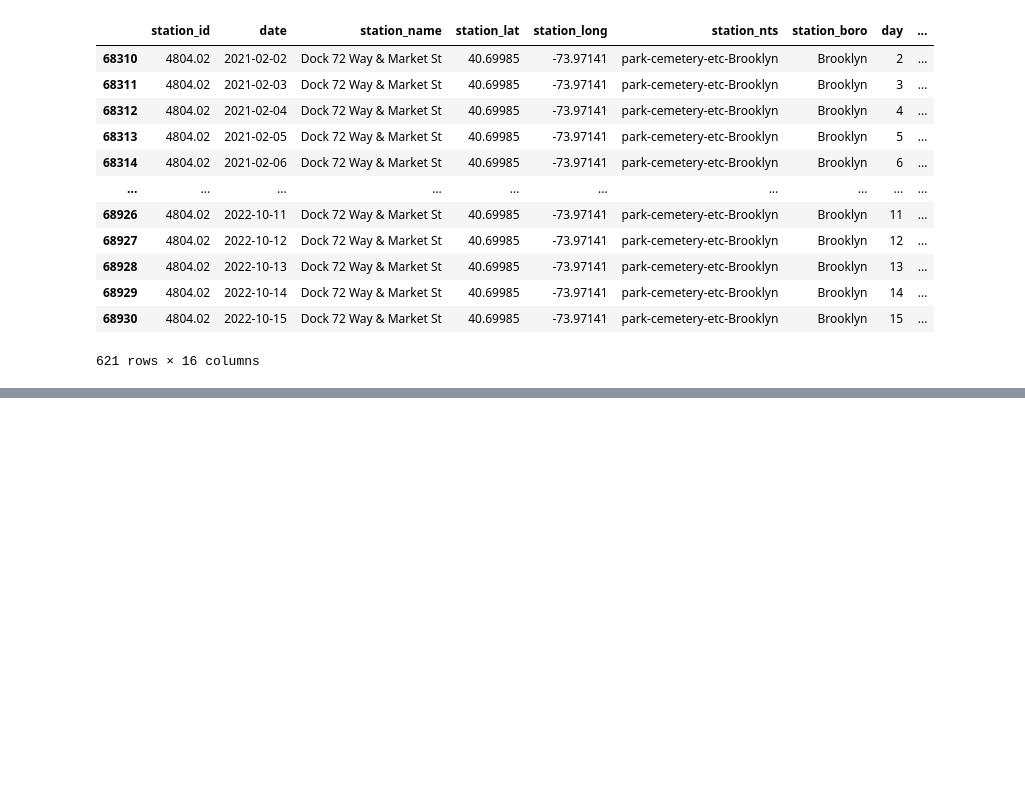
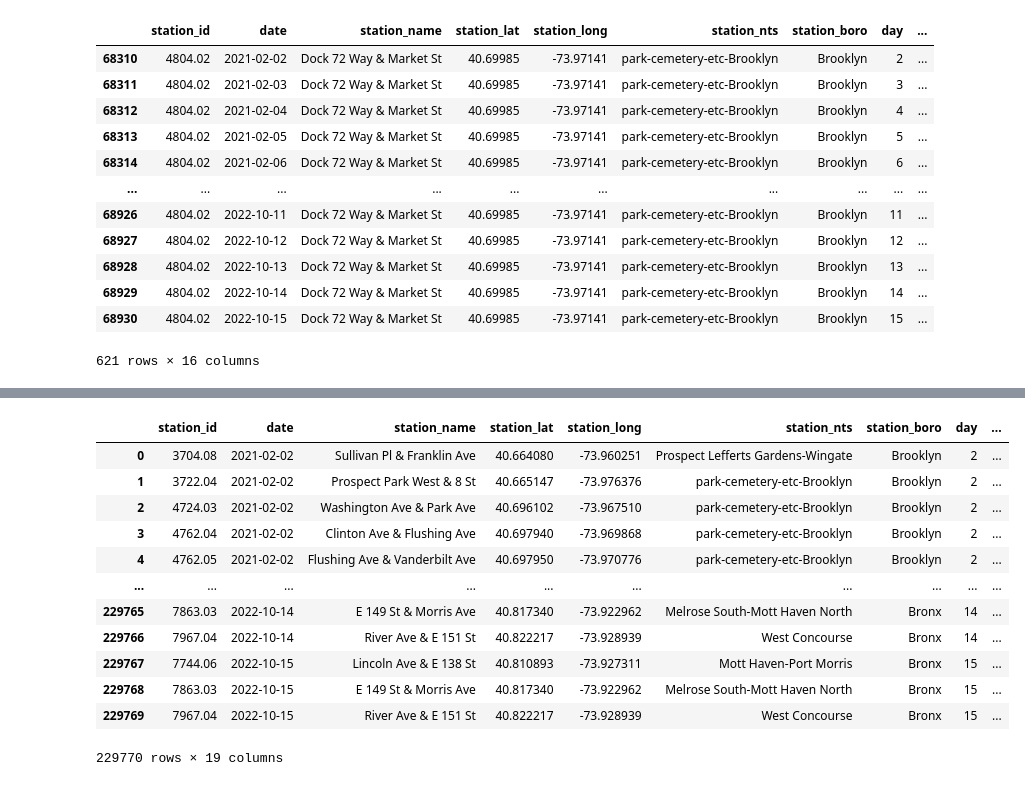
Before and after one commit to skwolvie/DATA270_spring23_grp2, a Jupyter notebook: data collection/get_citibikedata.ipynb, the cells around one changed output, grey strips where cells are left out. Saved outputs shown, nothing was run; the diff lists cells and outputs as text; code cells hidden in the pictures; blank space fills up the shorter version.

```diff
--- a/data collection/get_citibikedata.ipynb
+++ b/data collection/get_citibikedata.ipynb
@@ -3433,0 +3563,27 @@ r[r['station_id']==4804.02]
+# %%
+keep_cols = ['station_boro', 'date', 'target_ridecount_outflow']
+
+# Create a new DataFrame with only the columns to keep
+bdf = df[keep_cols].copy()
+
+# Group the data by start_station_id and start_day, then count the number of rides
+brcT = bdf.groupby(['station_boro', 'date'])['target_ridecount_outflow'].sum().reset_index(name='boro_rco_T')
+
+# Merge the ride_counts DataFrame back into the original DataFrame
+df = pd.merge(df, brcT, on=['station_boro', 'date'])
+
+df
+# %% [output]
+|  | station_id | date | station_name | station_lat | station_long | station_nts | station_boro | day | ... |
+| 0 | 3704.08 | 2021-02-02 | Sullivan Pl & Franklin Ave | 40.664080 | -73.960251 | Prospect Lefferts Gardens-Wingate | Brooklyn | 2 | ... |
+| 1 | 3722.04 | 2021-02-02 | Prospect Park West & 8 St | 40.665147 | -73.976376 | park-cemetery-etc-Brooklyn | Brooklyn | 2 | ... |
+| 2 | 4724.03 | 2021-02-02 | Washington Ave & Park Ave | 40.696102 | -73.967510 | park-cemetery-etc-Brooklyn | Brooklyn | 2 | ... |
+| 3 | 4762.04 | 2021-02-02 | Clinton Ave & Flushing Ave | 40.697940 | -73.969868 | park-cemetery-etc-Brooklyn | Brooklyn | 2 | ... |
+| 4 | 4762.05 | 2021-02-02 | Flushing Ave & Vanderbilt Ave | 40.697950 | -73.970776 | park-cemetery-etc-Brooklyn | Brooklyn | 2 | ... |
+| ... | ... | ... | ... | ... | ... | ... | ... | ... | ... |
+| 229765 | 7863.03 | 2022-10-14 | E 149 St & Morris Ave | 40.817340 | -73.922962 | Melrose South-Mott Haven North | Bronx | 14 | ... |
+| 229766 | 7967.04 | 2022-10-14 | River Ave & E 151 St | 40.822217 | -73.928939 | West Concourse | Bronx | 14 | ... |
+| 229767 | 7744.06 | 2022-10-15 | Lincoln Ave & E 138 St | 40.810893 | -73.927311 | Mott Haven-Port Morris | Bronx | 15 | ... |
+| 229768 | 7863.03 | 2022-10-15 | E 149 St & Morris Ave | 40.817340 | -73.922962 | Melrose South-Mott Haven North | Bronx | 15 | ... |
+| 229769 | 7967.04 | 2022-10-15 | River Ave & E 151 St | 40.822217 | -73.928939 | West Concourse | Bronx | 15 | ... |
+229770 rows × 19 columns
```
Also changed, not shown: parts of 16 cells of this notebook, 3 other files.
